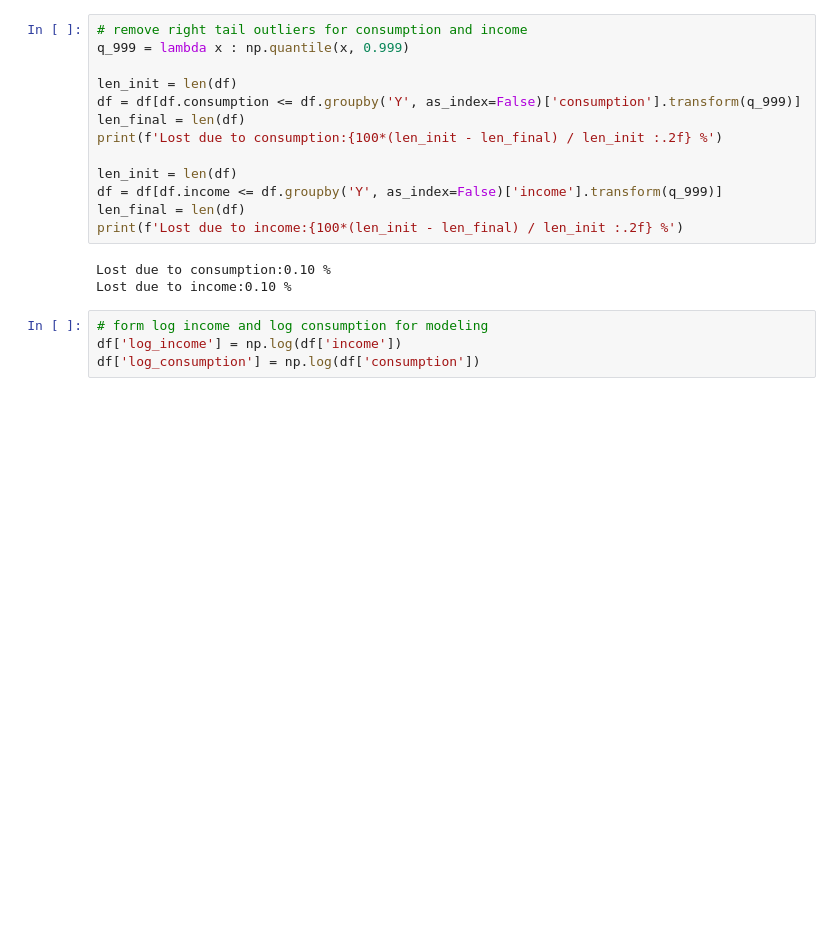
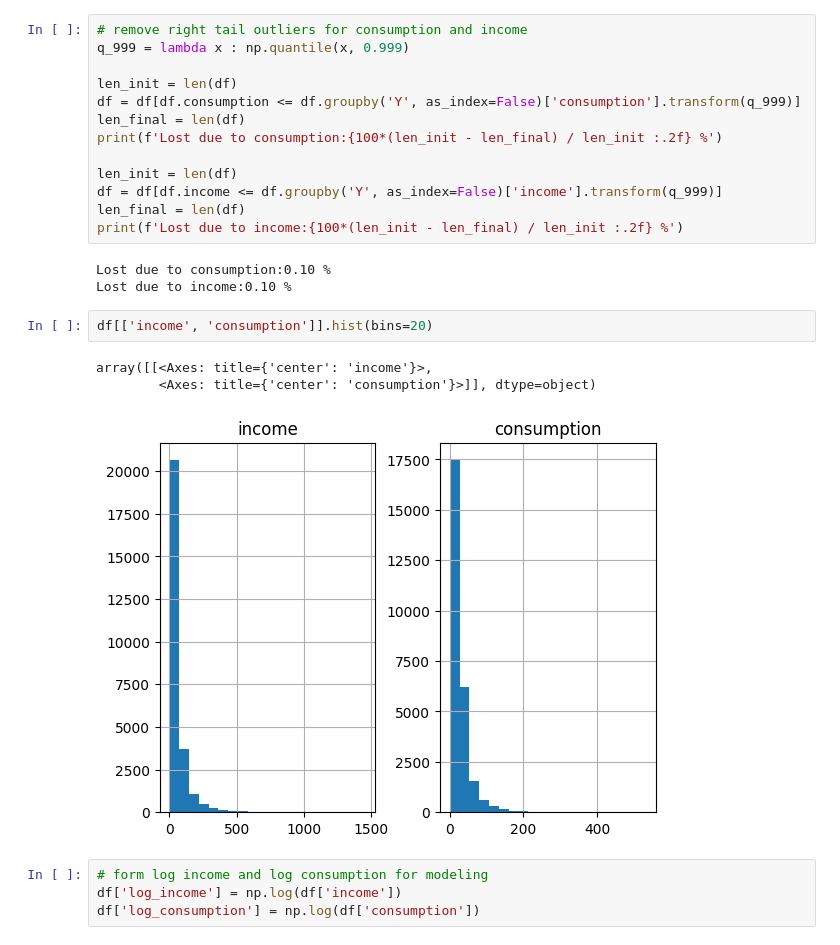
Before and after one commit to mjv2146/household-consumption, a Jupyter notebook: notebooks/01_main.ipynb, the cells around one changed output. Cells and saved outputs as stored; diff of their text form; blank space fills up the shorter version.

```diff
--- a/notebooks/01_main.ipynb
+++ b/notebooks/01_main.ipynb
@@ -389,6 +403,12 @@ print(f'Lost due to income:{100*(len_init - len_final) / len_init :.2f} %')
 # %% [output]
 Lost due to consumption:0.10 %
 Lost due to income:0.10 %
+# %%
+df[['income', 'consumption']].hist(bins=20)
+# %% [output]
+array([[<Axes: title={'center': 'income'}>,
+        <Axes: title={'center': 'consumption'}>]], dtype=object)
+[figure, added]
 # %%
 # form log income and log consumption for modeling
 df['log_income'] = np.log(df['income'])
```
Also changed, not shown: parts of 15 cells of this notebook, 1 other file.
